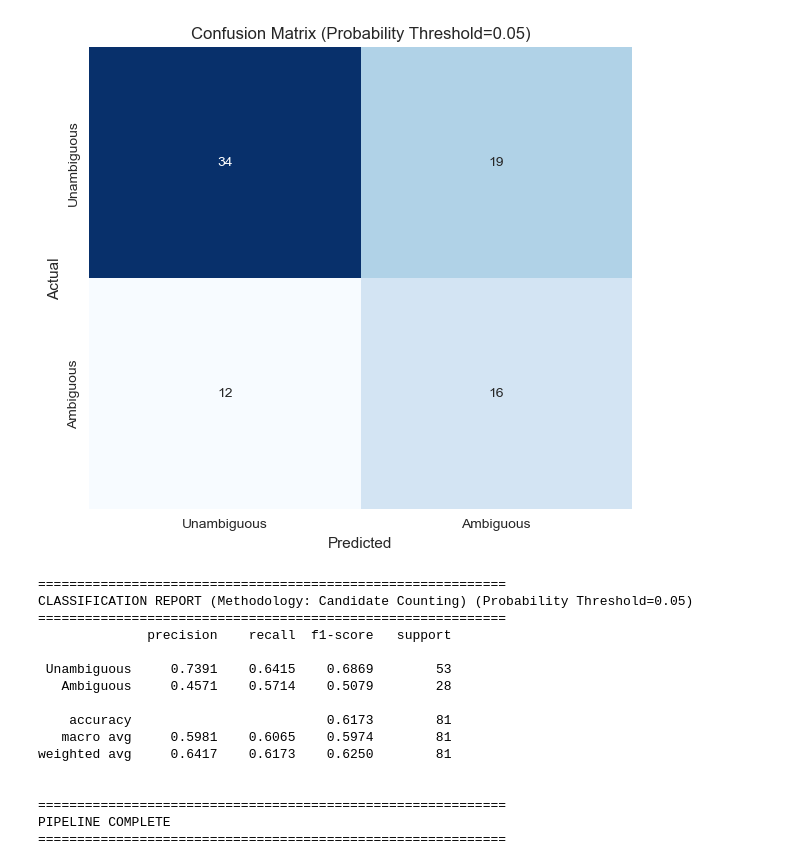
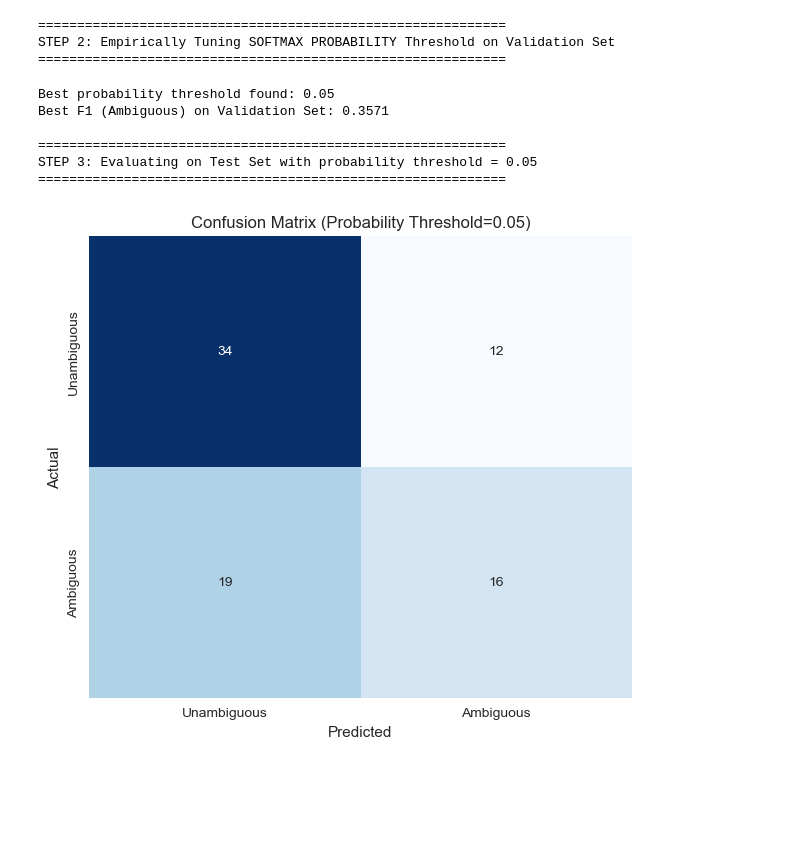
Before and after one commit to NassimT1/Anaphoric-Ambiguities-SRL-LLM, a Jupyter notebook: SpanBERT/SpanBERT_correct.ipynb, the cells around one changed output. Saved outputs shown, nothing was run; the diff lists cells and outputs as text; code cells hidden in the pictures; blank space fills up the shorter version.

```diff
--- a/SpanBERT/SpanBERT_correct.ipynb
+++ b/SpanBERT/SpanBERT_correct.ipynb
@@ -23,10 +23,11 @@ MODEL_NAME = "mrm8488/spanbert-finetuned-squadv2"
 TOKENIZER_NAME = "SpanBERT/spanbert-base-cased"
 SPACY_MODEL = "en_core_web_sm"
 
-DATA_PATH = "anaphoric_ambiguity_spanbert_input.csv"
+DATA_PATH = "anaphoric_ambiguity_spanbert_input_new.csv"
 BATCH_SIZE = 8
 MAX_LENGTH = 256
-TEST_SET_SIZE = 0.3
+VAL_SET_SIZE = 0.2  # Validation split from train
+TEST_SET_SIZE = 0.3  # Test split from total
 RANDOM_SEED = 42
 
 DEVICE = torch.device("cuda" if torch.cuda.is_available() else "cpu")
@@ -63,7 +64,7 @@ def extract_candidates(spacy_doc, pronoun_char_start):
 
 def preprocess_for_evaluation(df):
     """
-    UPDATED: Now also extracts the character start position of the pronoun,
+    Now also extracts the character start position of the pronoun,
     which is essential for candidate extraction.
     """
     print("\n" + "="*60)
@@ -148,7 +149,6 @@ class AnaphoraDataset(Dataset):
 
 def get_predictions_with_softmax(model, dataloader, device, prob_threshold):
     """
-    FINAL, ROBUST LOGIC.
     Uses Softmax to normalize candidate scores into a probability distribution.
     Ambiguity is now defined as having multiple candidates with a meaningful share of the
     total probability. This directly measures if the model is "conflicted".
@@ -218,10 +218,10 @@ def get_predictions_with_softmax(model, dataloader, device, prob_threshold):
 
 def tune_softmax_threshold(model, dataloader, device):
     """
-    Tunes the PROBABILITY threshold for the Softmax logic.
+    Tunes the probability threshold for the Softmax logic.
     """
     print("\n" + "="*60)
-    print("STEP 2: Empirically Tuning SOFTMAX PROBABILITY Threshold on Train Set")
+    print("STEP 2: Empirically Tuning Softmax Probability Threshold on Validation Set")
     print("="*60)
 
     # Thresholds probabilities between 0 and 1
@@ -238,7 +238,7 @@ def tune_softmax_threshold(model, dataloader, device):
             best_threshold = threshold
 
     print(f"\nBest probability threshold found: {best_threshold:.2f}")
-    print(f"Best F1 (Ambiguous) on Train Set: {best_f1:.4f}")
+    print(f"Best F1 (Ambiguous) on Validation Set: {best_f1:.4f}")
     return best_threshold
 
 # -------------------------
@@ -274,26 +274,51 @@ if __name__ == "__main__":
         raw_df = pd.read_csv(DATA_PATH)
         eval_df = preprocess_for_evaluation(raw_df)
 
-        print("\n" + "="*60 + "\nSTEP 1: Creating Train(Tune)/Test Split\n" + "="*60)
-        train_df, test_df = train_test_split(eval_df, test_size=TEST_SET_SIZE, random_state=RANDOM_SEED, stratify=eval_df['is_ambiguous_label'])
-        print(f"Train/Tune Set Size: {len(train_df)}")
-        print(f"Test Set Size:       {len(test_df)}")
+        print("\n" + "="*60 + "\nSTEP 1: Creating Train/Validation/Test Split\n" + "="*60)
+
+        # First split: separate test set
+        train_val_df, test_df = train_test_split(
+            eval_df,
+            test_size=TEST_SET_SIZE,
+            random_state=RANDOM_SEED,
+            stratify=eval_df['is_ambiguous_label']
+        )
+
+        # Second split: separate train and validation sets
+        train_df, val_df = train_test_split(
+            train_val_df,
+            test_size=VAL_SET_SIZE,  # 20% of remaining data for validation
+            random_state=RANDOM_SEED,
+            stratify=train_val_df['is_ambiguous_label']
+        )
+
+        print(f"Train Set Size:      {len(train_df)} ({len(train_df)/len(eval_df)*100:.1f}%)")
+        print(f"Validation Set Size: {len(val_df)} ({len(val_df)/len(eval_df)*100:.1f}%)")
+        print(f"Test Set Size:       {len(test_df)} ({len(test_df)/len(eval_df)*100:.1f}%)")
+
+        print(f"\nTrain set distribution:\n{train_df['is_ambiguous_label'].value_counts(normalize=True)}")
+        print(f"\nValidation set distribution:\n{val_df['is_ambiguous_label'].value_counts(normalize=True)}")
+        print(f"\nTest set distribution:\n{test_df['is_ambiguous_label'].value_counts(normalize=True)}")
 
         tokenizer = AutoTokenizer.from_pretrained(TOKENIZER_NAME)
         model = AutoModelForQuestionAnswering.from_pretrained(MODEL_NAME)
         model.to(DEVICE)
 
         train_dataset = AnaphoraDataset(train_df, tokenizer, max_length=MAX_LENGTH)
+        val_dataset = AnaphoraDataset(val_df, tokenizer, max_length=MAX_LENGTH)
         test_dataset = AnaphoraDataset(test_df, tokenizer, max_length=MAX_LENGTH)
+
         train_loader = DataLoader(train_dataset, batch_size=BATCH_SIZE, shuffle=False)
+        val_loader = DataLoader(val_dataset, batch_size=BATCH_SIZE, shuffle=False)
         test_loader = DataLoader(test_dataset, batch_size=BATCH_SIZE, shuffle=False)
 
-        best_threshold = tune_softmax_threshold(model, train_loader, DEVICE)
+        # CRITICAL FIX: Tune threshold on VALIDATION set, not train set
+        best_threshold = tune_softmax_threshold(model, val_loader, DEVICE)
 
-        print("\n" + "="*60 + f"\nSTEP 3: Evaluating on Test Set with candidate score threshold = {best_threshold:.2f}\n" + "="*60)
+        print("\n" + "="*60 + f"\nSTEP 3: Evaluating on Test Set with probability threshold = {best_threshold:.2f}\n" + "="*60)
         final_preds, final_labels = get_predictions_with_softmax(model, test_loader, DEVICE, prob_threshold=best_threshold)
 
-        plot_confusion_matrix_and_report(final_preds, final_labels, title_suffix=f" (Probability Threshold={best_threshold:.2f})")
+        plot_confusion_matrix_and_report(final_labels, final_preds, title_suffix=f" (Probability Threshold={best_threshold:.2f})")
 
     except FileNotFoundError:
         print(f"Error: Data file not found at {DATA_PATH}")
@@ -326,17 +348,10 @@ STEP 3: Evaluating on Test Set with candidate score threshold = 0.05
+============================================================
+STEP 2: Empirically Tuning SOFTMAX PROBABILITY Threshold on Validation Set
+============================================================
+Best probability threshold found: 0.05
+Best F1 (Ambiguous) on Validation Set: 0.3571
+
+============================================================
+STEP 3: Evaluating on Test Set with probability threshold = 0.05
+============================================================
-[figure, old version]
+[figure, new version]
-============================================================
-CLASSIFICATION REPORT (Methodology: Candidate Counting) (Probability Threshold=0.05)
-============================================================
-              precision    recall  f1-score   support
-
- Unambiguous     0.7391    0.6415    0.6869        53
-   Ambiguous     0.4571    0.5714    0.5079        28
-
-    accuracy                         0.6173        81
-   macro avg     0.5981    0.6065    0.5974        81
-weighted avg     0.6417    0.6173    0.6250        81
-
-
-============================================================
-PIPELINE COMPLETE
-============================================================
```
Also changed, not shown: parts of 1 cell of this notebook.
